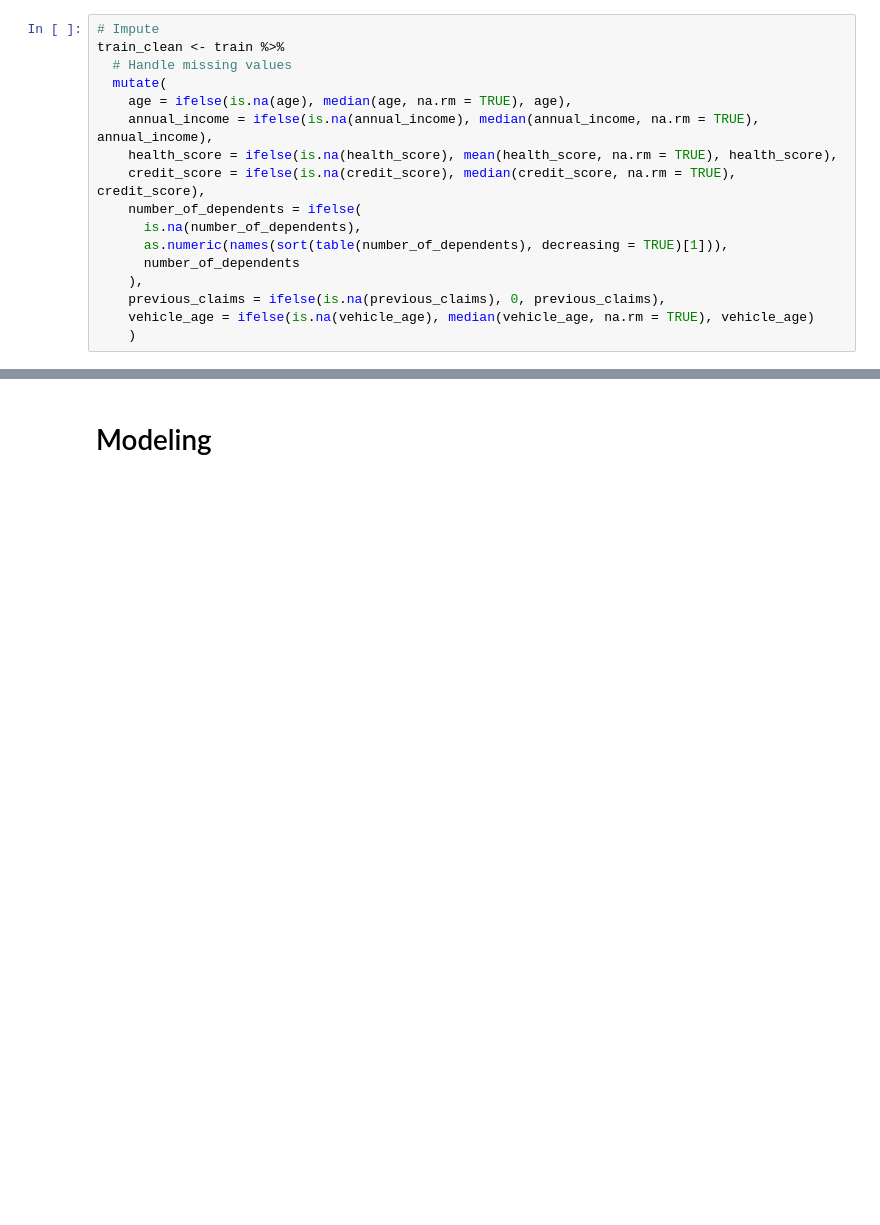
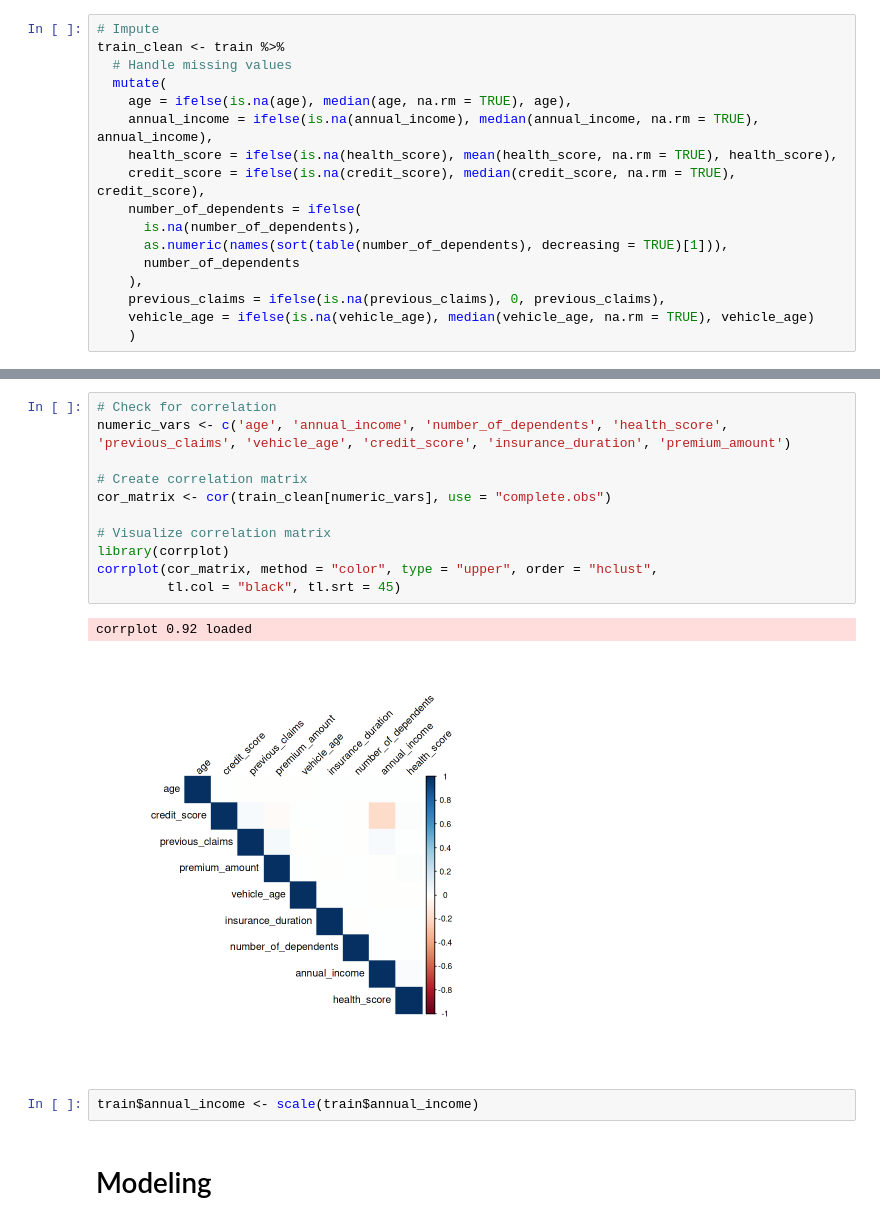
Before and after one commit to vanezp01/datalabs, a Jupyter notebook: predict-insurance-premiums.ipynb, the cells around one changed output, grey strips where cells are left out. Saved outputs shown, nothing was run; the diff lists cells and outputs as text; blank space fills up the shorter version.

```diff
--- a/predict-insurance-premiums.ipynb
+++ b/predict-insurance-premiums.ipynb
@@ -152,3 +160,19 @@ ggplot(train_clean, aes(x = insurance_duration)) +
+# %%
+# Check for correlation
+numeric_vars <- c('age', 'annual_income', 'number_of_dependents', 'health_score', 'previous_claims', 'vehicle_age', 'credit_score', 'insurance_duration', 'premium_amount')
+
+# Create correlation matrix
+cor_matrix <- cor(train_clean[numeric_vars], use = "complete.obs")
+
+# Visualize correlation matrix
+library(corrplot)
+corrplot(cor_matrix, method = "color", type = "upper", order = "hclust",
+         tl.col = "black", tl.srt = 45)
+# %% [output]
+corrplot 0.92 loaded
+[figure, added]
+# %%
+train$annual_income <- scale(train$annual_income)
 # %% [markdown]
 # Modeling
 # %%
```
Also changed, not shown: parts of 18 cells of this notebook.
